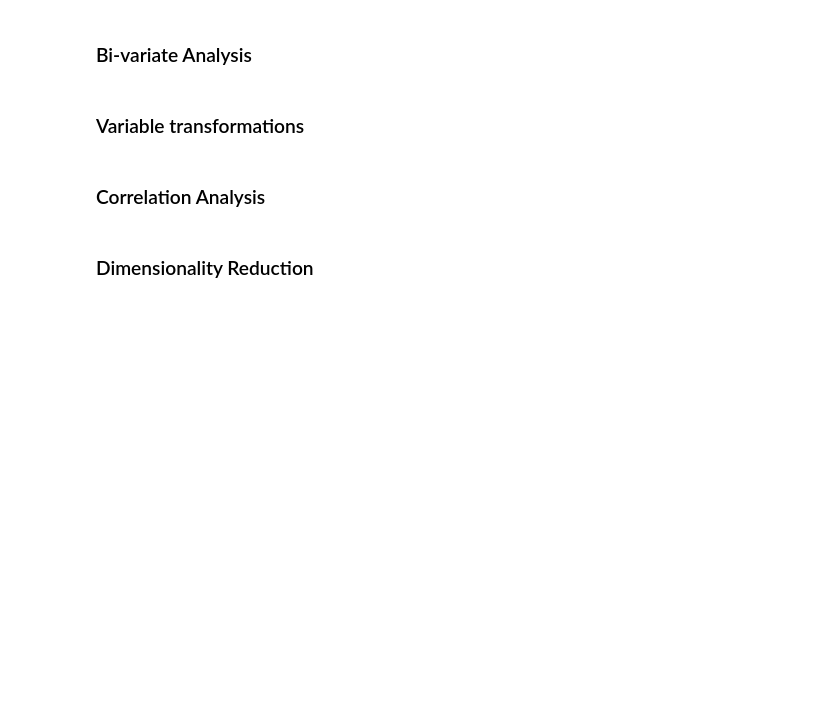
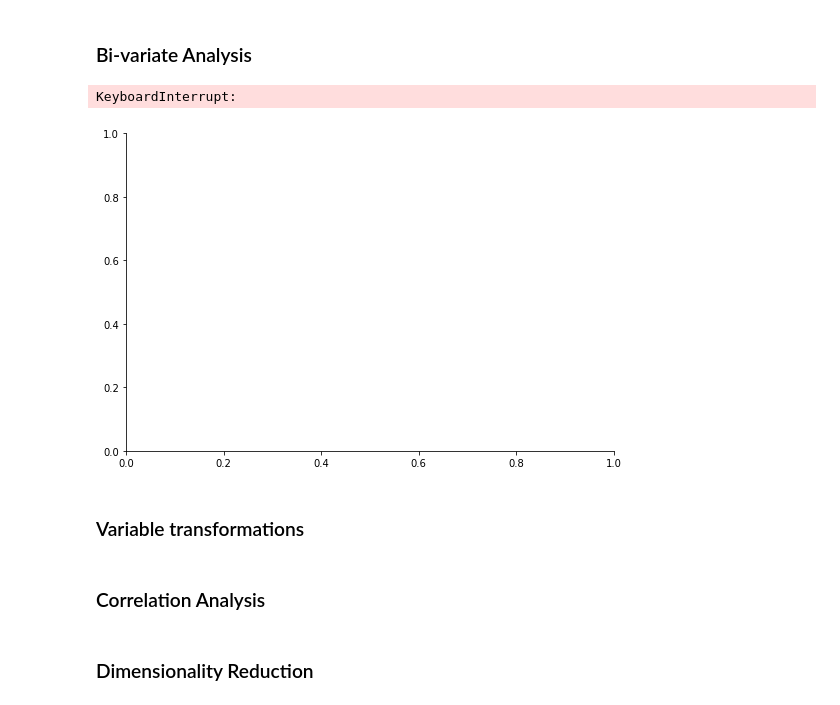
Before and after one commit to Fisseha-Estifanos/Telecom, a Jupyter notebook: notebooks/uoa_1.2.ipynb, the cells around one changed output. Cells and saved outputs as stored; diff of their text form; code cells hidden in the pictures; blank space fills up the shorter version.

```diff
--- a/notebooks/uoa_1.2.ipynb
+++ b/notebooks/uoa_1.2.ipynb
@@ -157,3 +293,8 @@ Skew -0.010602007487386819
+# %%
+sns.displot(data=df, x='total_gaming', hue='total_youtube', kind='kde', fill=True, height=5, aspect=1.5)
+# %% [output]
+KeyboardInterrupt:
+[figure, added]
 # %% [markdown]
 ### Variable transformations
 # %% [markdown]
```
Also changed, not shown: parts of 22 cells of this notebook.
